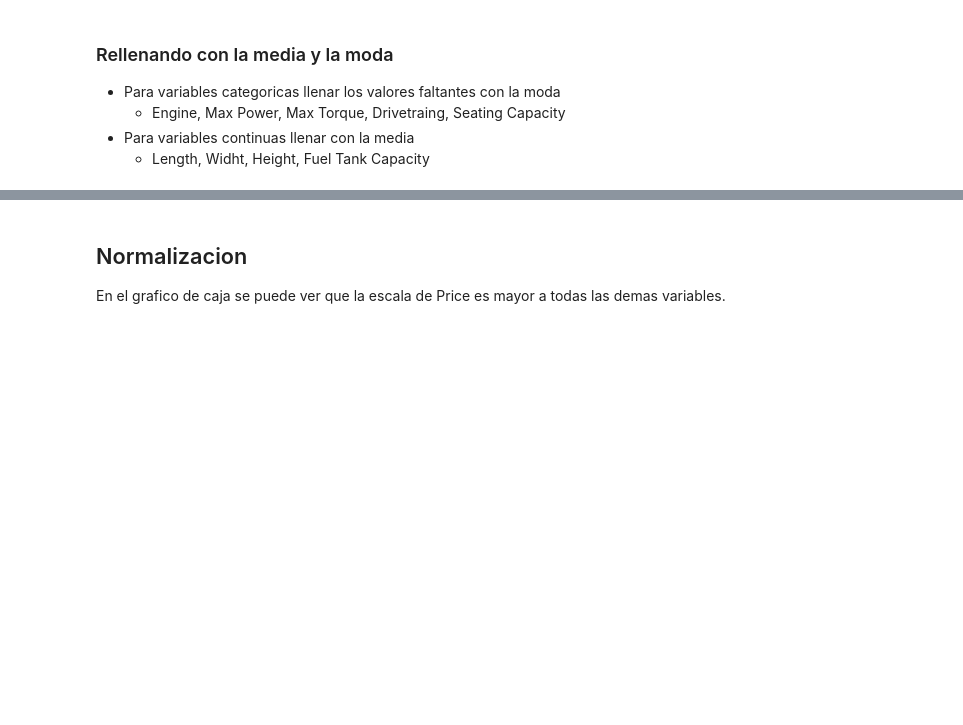
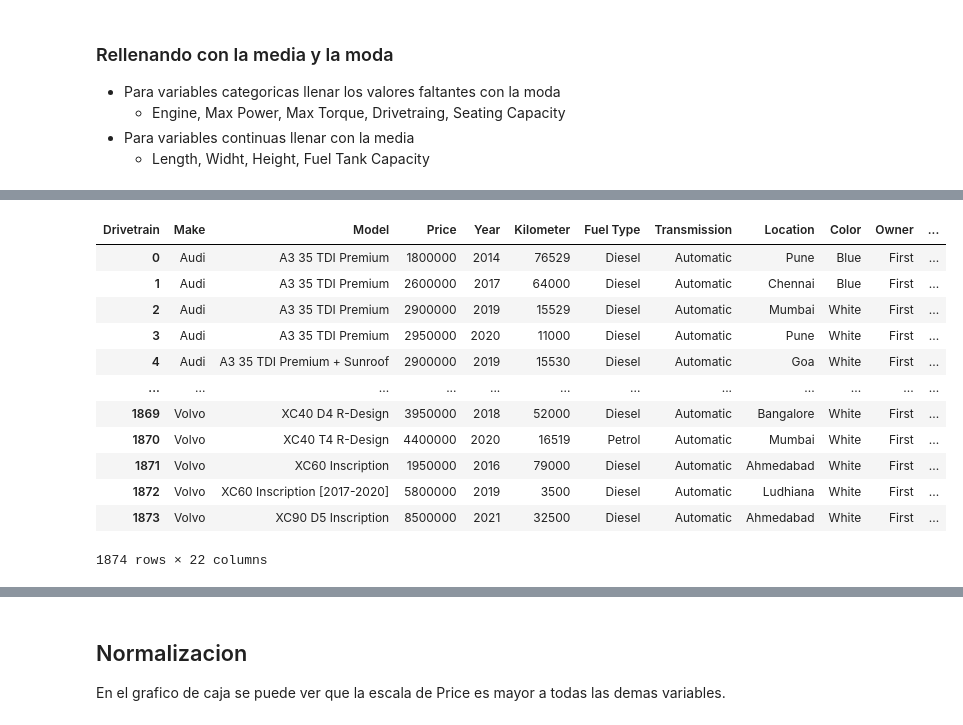
Before and after one commit to danielrobapaz/CI5438-Proyecto1, a Jupyter notebook: etl.ipynb, the cells around one changed output, grey strips where cells are left out. Drawn from its saved outputs; the diff is of its cells as text; code cells hidden in the pictures; blank space fills up the shorter version.

```diff
--- a/etl.ipynb
+++ b/etl.ipynb
@@ -98,0 +193,20 @@ df_fill.to_csv('datasets/CarDekho_filled.csv', index=False)
+# %%
+pd.pivot_table(df, values='dummy_cat', columns=['Drivetrain'], index=['Make', 'Model', 'Price', 'Year', 'Kilometer', 'Fuel Type',
+                                                                      'Transmission', 'Location', 'Color', 'Owner', 'Seller Type', 'Engine',
+                                                                      'Max Power', 'Max Torque', 'Length', 'Width', 'Height',
+                                                                      'Seating Capacity', 'Fuel Tank Capacity'],
+                                                                       fill_value=0, aggfunc='count').reset_index()
+# %% [output]
+| Drivetrain | Make | Model | Price | Year | Kilometer | Fuel Type | Transmission | Location | Color | Owner | ... |
+| 0 | Audi | A3 35 TDI Premium | 1800000 | 2014 | 76529 | Diesel | Automatic | Pune | Blue | First | ... |
+| 1 | Audi | A3 35 TDI Premium | 2600000 | 2017 | 64000 | Diesel | Automatic | Chennai | Blue | First | ... |
+| 2 | Audi | A3 35 TDI Premium | 2900000 | 2019 | 15529 | Diesel | Automatic | Mumbai | White | First | ... |
+| 3 | Audi | A3 35 TDI Premium | 2950000 | 2020 | 11000 | Diesel | Automatic | Pune | White | First | ... |
+| 4 | Audi | A3 35 TDI Premium + Sunroof | 2900000 | 2019 | 15530 | Diesel | Automatic | Goa | White | First | ... |
+| ... | ... | ... | ... | ... | ... | ... | ... | ... | ... | ... | ... |
+| 1869 | Volvo | XC40 D4 R-Design | 3950000 | 2018 | 52000 | Diesel | Automatic | Bangalore | White | First | ... |
+| 1870 | Volvo | XC40 T4 R-Design | 4400000 | 2020 | 16519 | Petrol | Automatic | Mumbai | White | First | ... |
+| 1871 | Volvo | XC60 Inscription | 1950000 | 2016 | 79000 | Diesel | Automatic | Ahmedabad | White | First | ... |
+| 1872 | Volvo | XC60 Inscription [2017-2020] | 5800000 | 2019 | 3500 | Diesel | Automatic | Ludhiana | White | First | ... |
+| 1873 | Volvo | XC90 D5 Inscription | 8500000 | 2021 | 32500 | Diesel | Automatic | Ahmedabad | White | First | ... |
+1874 rows × 22 columns
```
Also changed, not shown: parts of 13 cells of this notebook, 2 other files.
